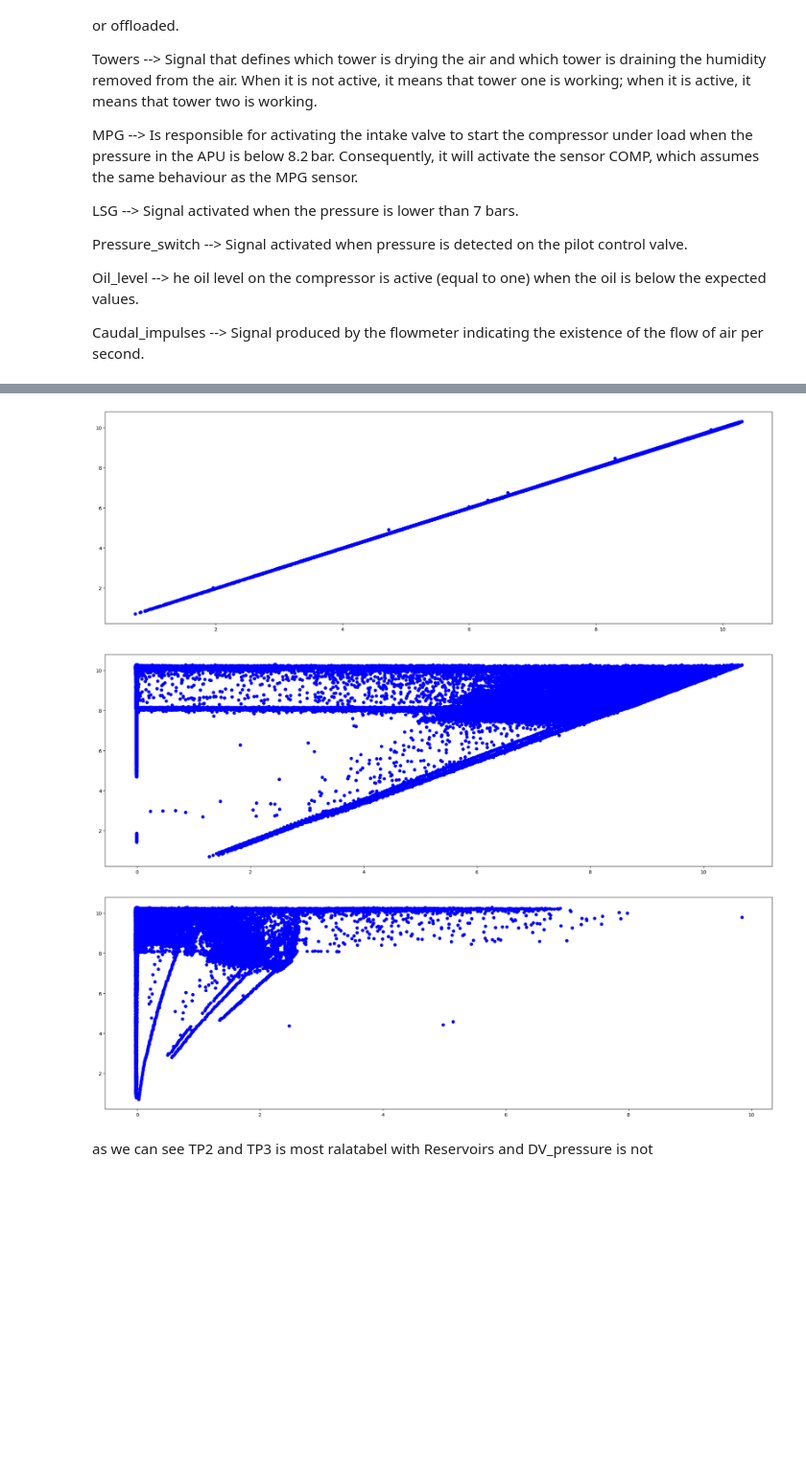
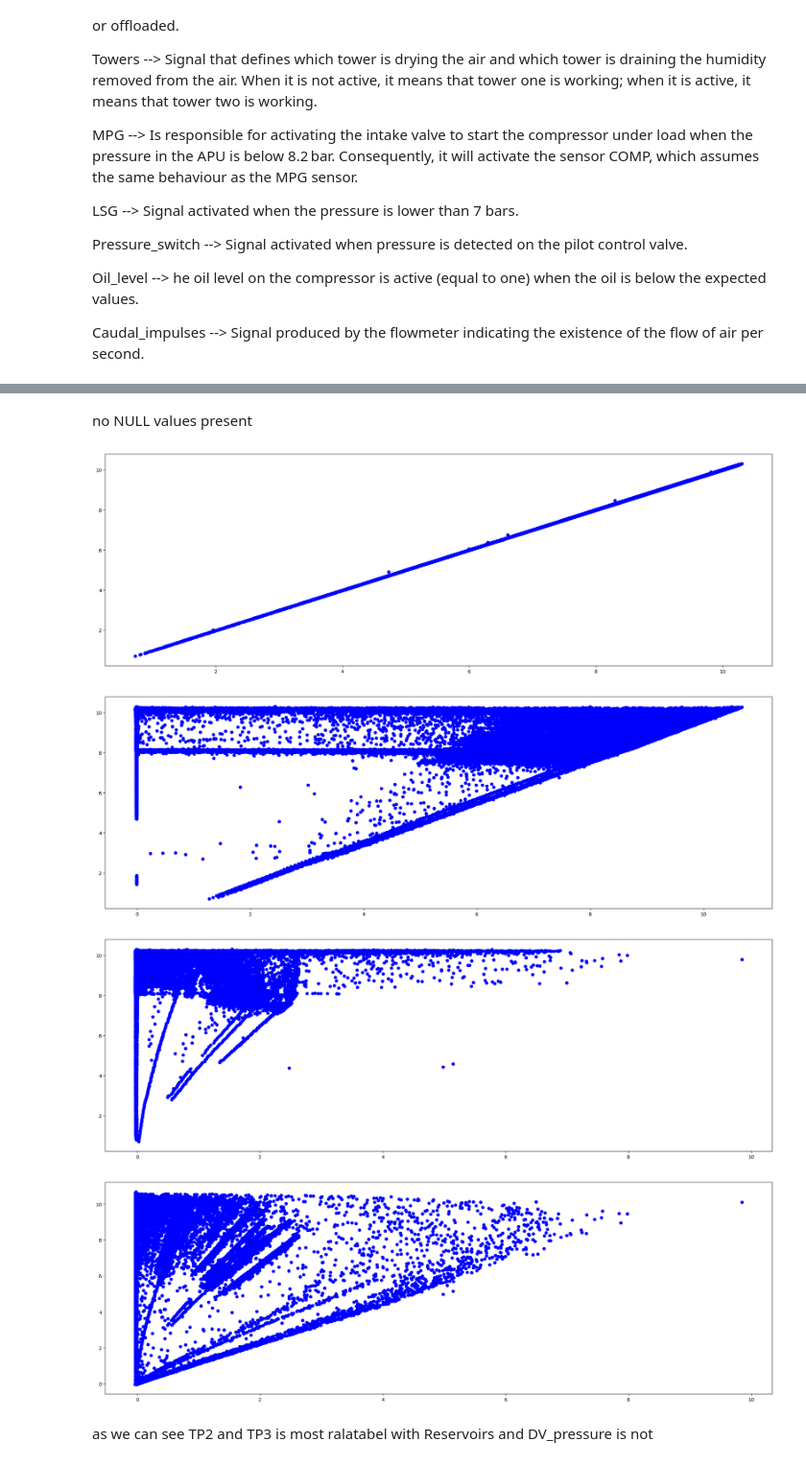
Before and after one commit to Maulik2493/IT496-T18, a Jupyter notebook: 202101489_Sameer_Sonara/202101489_Sameer_Sonara.ipynb, the cells around one changed output, grey strips where cells are left out. Shown at 96% size. Drawn from its saved outputs; the diff is of its cells as text; code cells hidden in the pictures; blank space fills up the shorter version.

```diff
--- a/202101489_Sameer_Sonara/202101489_Sameer_Sonara.ipynb
+++ b/202101489_Sameer_Sonara/202101489_Sameer_Sonara.ipynb
@@ -46,0 +70,3 @@ Caudal_impulses --> Signal produced by the flowmeter indicating the existence of
+# %%
+data0["timestamp"] = pd.to_datetime(data0["timestamp"])
+data0.dtypes
@@ -47,32 +113,44 @@ Caudal_impulses --> Signal produced by the flowmeter indicating the existence of
+# %% [markdown]
+no NULL values present
 # %%
+data0["timestamp"] = pd.to_datetime(data0["timestamp"])
+
 plt.figure(figsize=(25,8))
 x = np.array(data0["TP3"])
 y = np.array(data0["Reservoirs"])
 
 # plt.plot(x,y)
 plt.scatter(x,y,c='blue')
 plt.show()
 
 plt.figure(figsize=(25,8))
 x = np.array(data0["TP2"])
 y = np.array(data0["Reservoirs"])
 
 # plt.plot(x,y)
 plt.scatter(x,y,c='blue')
 plt.show()
 
-
 plt.figure(figsize=(25,8))
 x = np.array(data0["DV_pressure"])
 y = np.array(data0["Reservoirs"])
 
 # plt.plot(x,y)
 plt.scatter(x,y,c='blue')
 plt.show()
+
+plt.figure(figsize=(25,8))
+x = np.array(data0["DV_pressure"])
+y = np.array(data0["TP2"])
+
+# plt.plot(x,y)
+plt.scatter(x,y,c='blue')
+plt.show()
 # %% [output]
 [figure]
 [figure]
 [figure]
+[figure, added]
 # %% [markdown]
 as we can see TP2 and TP3 is most ralatabel with Reservoirs and DV_pressure is not
 # %%
```
Also changed, not shown: parts of 4 cells of this notebook.
